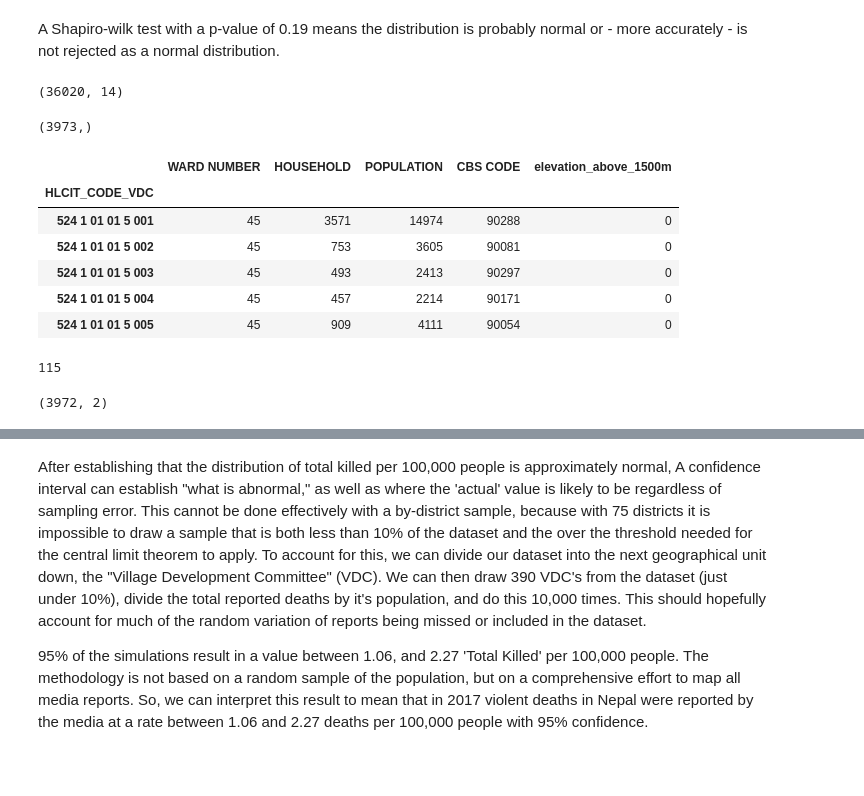
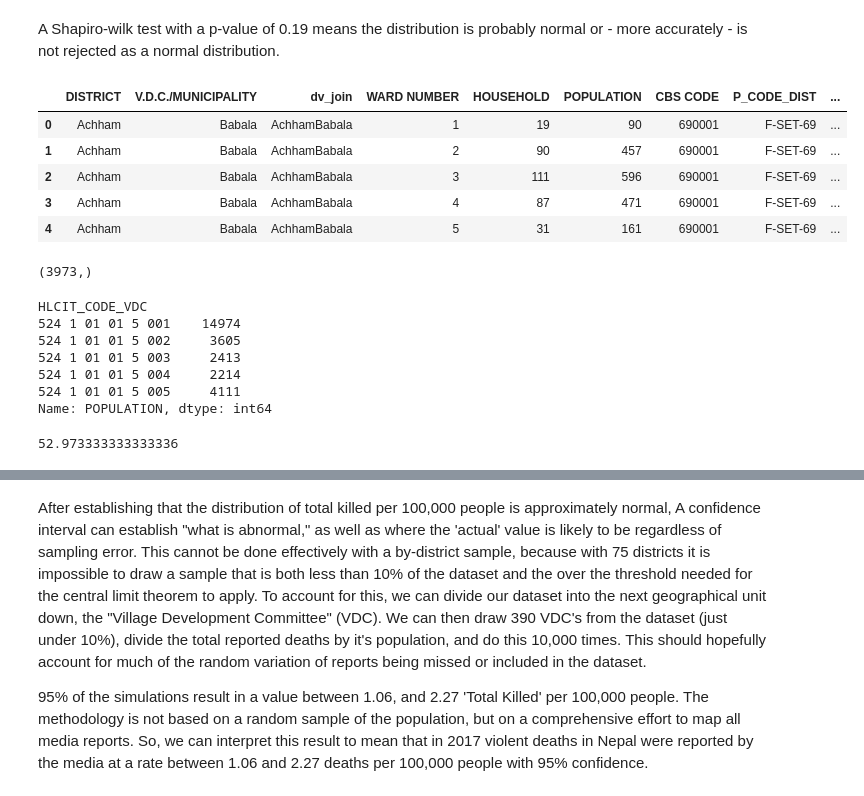
Before and after one commit to Nhorning/NM_Analysis, a Jupyter notebook: SpringBoard 7.2 - Apply Data Storytelling.ipynb, the cells around one changed output, grey strips where cells are left out. Saved outputs shown, nothing was run; the diff lists cells and outputs as text; code cells hidden in the pictures; blank space fills up the shorter version.

```diff
--- a/SpringBoard 7.2 - Apply Data Storytelling.ipynb
+++ b/SpringBoard 7.2 - Apply Data Storytelling.ipynb
@@ -563,48 +563,33 @@ A Shapiro-wilk test with a p-value of 0.19 means the distribution is probably no
 # %%
 #import old population by ward datada
 popfile = 'Data/nepal_population_household_ward-2011.csv'
 pop_oldward = pd.read_csv(popfile)
 pop_oldward.head()
-print(pop_oldward.shape)
+pop_oldward.head()
 # %% [output]
-(36020, 14)
+|  | DISTRICT | V.D.C./MUNICIPALITY | dv_join | WARD NUMBER | HOUSEHOLD | POPULATION | CBS CODE | P_CODE_DIST | ... |
+| 0 | Achham | Babala | AchhamBabala | 1 | 19 | 90 | 690001 | F-SET-69 | ... |
+| 1 | Achham | Babala | AchhamBabala | 2 | 90 | 457 | 690001 | F-SET-69 | ... |
+| 2 | Achham | Babala | AchhamBabala | 3 | 111 | 596 | 690001 | F-SET-69 | ... |
+| 3 | Achham | Babala | AchhamBabala | 4 | 87 | 471 | 690001 | F-SET-69 | ... |
+| 4 | Achham | Babala | AchhamBabala | 5 | 31 | 161 | 690001 | F-SET-69 | ... |
 # %%
 #agrigate population by old VDCS
 oldVDC = pop_oldward.groupby(['HLCIT_CODE_VDC']).sum()
 pop_oldVDC = oldVDC['POPULATION']
 print(pop_oldVDC.shape)
-oldVDC.head()
+pop_oldVDC.head()
 # %% [output]
 (3973,)
-|  | WARD NUMBER | HOUSEHOLD | POPULATION | CBS CODE | elevation_above_1500m |
-| HLCIT_CODE_VDC |  |  |  |  |  |
-| 524 1 01 01 5 001 | 45 | 3571 | 14974 | 90288 | 0 |
-| 524 1 01 01 5 002 | 45 | 753 | 3605 | 90081 | 0 |
-| 524 1 01 01 5 003 | 45 | 493 | 2413 | 90297 | 0 |
-| 524 1 01 01 5 004 | 45 | 457 | 2214 | 90171 | 0 |
-| 524 1 01 01 5 005 | 45 | 909 | 4111 | 90054 | 0 |
+HLCIT_CODE_VDC
+524 1 01 01 5 001    14974
+524 1 01 01 5 002     3605
+524 1 01 01 5 003     2413
+524 1 01 01 5 004     2214
+524 1 01 01 5 005     4111
+Name: POPULATION, dtype: int64
 # %%
 VDC_count = pop_oldward.groupby(['HLCIT_CODE_DIST']).nunique()
-VDC_count['HLCIT_CODE_VDC'].max()
+VDC_count['HLCIT_CODE_VDC'].mean()
 # %% [output]
-115
+52.973333333333336
-# %%
-#sample a random vdc, return deaths in that vdc and it's population
-codes = df['HLCIT CODE']
-shortcodes = codes.apply(lambda x: x[:17])
-def sampleVDC(VDC):
-    pop = pop_oldVDC[VDC]
-    incidents = df.loc[shortcodes == VDC]
-    deaths = incidents['Total Killed'].sum()
-    return deaths
-
-#create sample of population by VDC
-
-Deaths = [sampleVDC(VDC) for VDC in pop_oldVDC.index]
-pop_deaths_VDC = pop_oldVDC.to_frame()
-pop_deaths_VDC['Deaths'] = Deaths
-pop_deaths_VDC = pop_deaths_VDC[0:-1]
-
-pop_deaths_VDC.shape
-# %% [output]
-(3972, 2)
```
Also changed, not shown: parts of 11 cells of this notebook.
